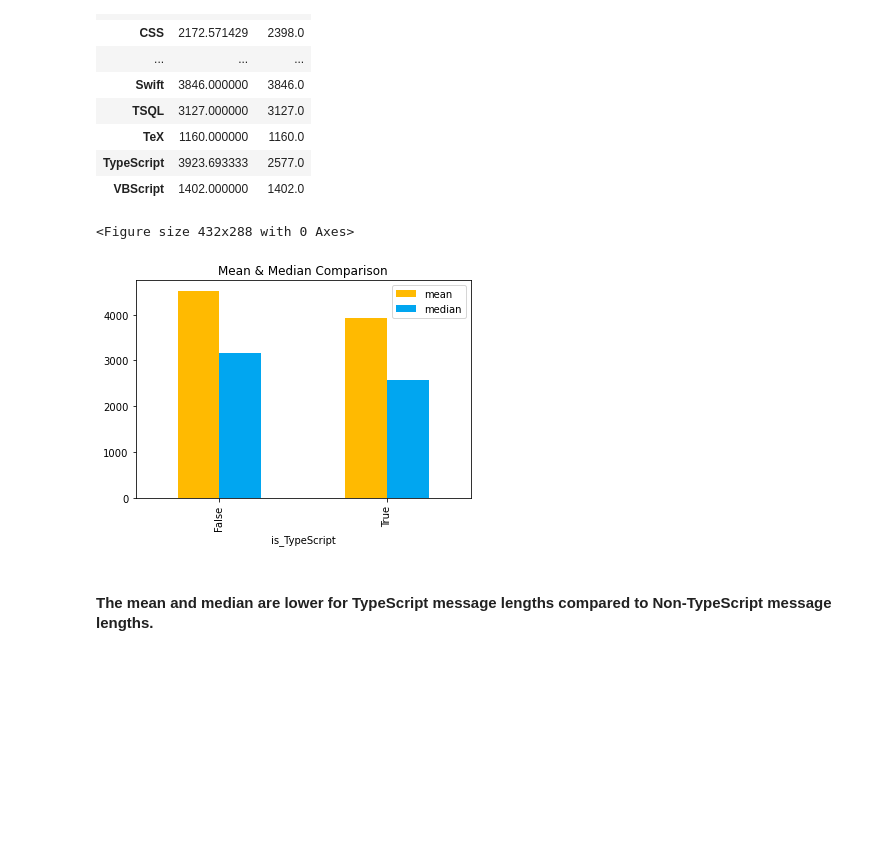
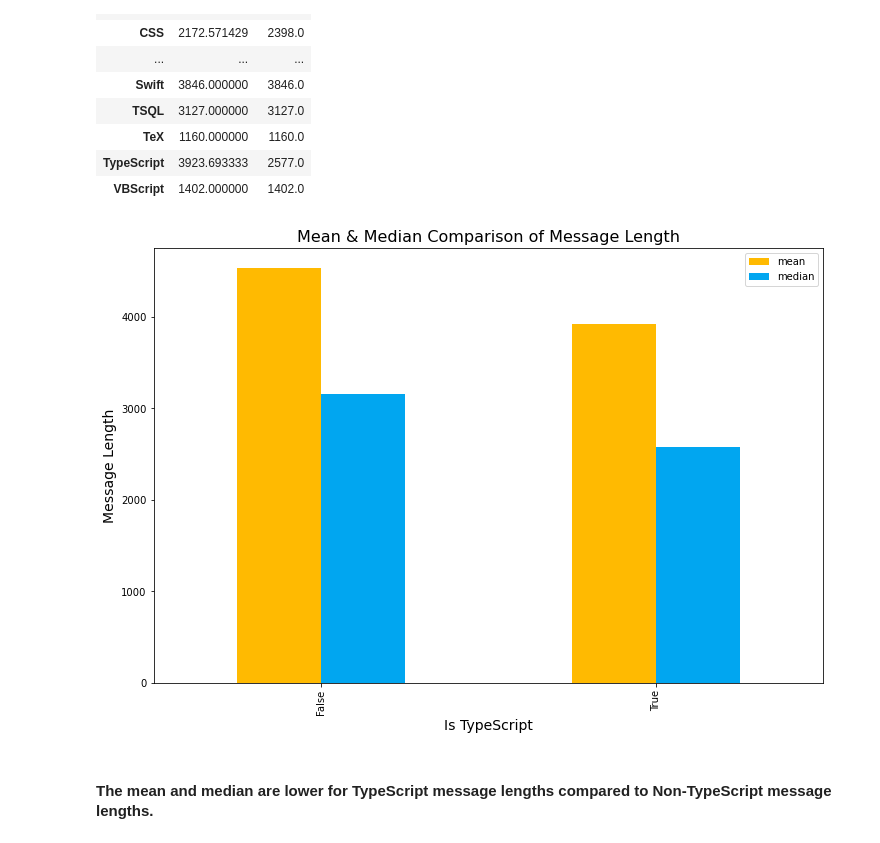
Before and after one commit to lets-talk-codeup/github-guesser, a Jupyter notebook: NLP_project_final_notebook.ipynb, the cells around one changed output. Cells and saved outputs as stored; diff of their text form; code cells hidden in the pictures; blank space fills up the shorter version.

```diff
--- a/NLP_project_final_notebook.ipynb
+++ b/NLP_project_final_notebook.ipynb
@@ -628,14 +634,14 @@ train.groupby('language').message_length.agg(['mean', 'median'])
 # %%
 mean_med = train.groupby('is_TypeScript').message_length.agg(['mean', 'median'])
 # %%
-plt.figure()
+mean_med.plot(kind="bar", color=['#ffba01', '#01a6f0'], figsize=(12, 8))
 
-mean_med.plot(kind="bar", color=['#ffba01', '#01a6f0'])
-plt
-plt.title('Mean & Median Comparison');
+plt.title('Mean & Median Comparison of Message Length', fontsize=16)
+plt.xlabel('Is TypeScript', fontsize=14)
+plt.ylabel('Message Length', fontsize=14)
+plt.show()
 # %% [output]
-<Figure size 432x288 with 0 Axes>
-[figure, old version]
+[figure, new version]
 # %% [markdown]
 #### The mean and median are lower for TypeScript message lengths compared to Non-TypeScript message lengths.
 # %%
```
Also changed, not shown: parts of 18 cells of this notebook.
